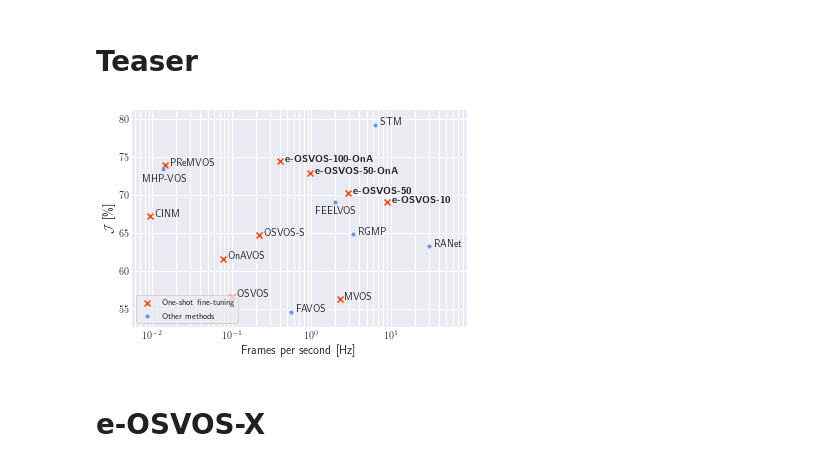
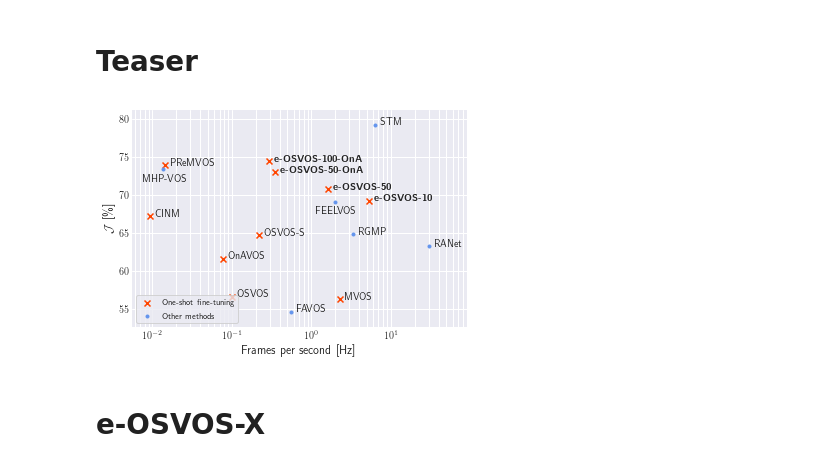
Before and after one commit to dvl-tum/e-osvos, a Jupyter notebook: src/visualization.ipynb, the cells around one changed output. Saved outputs shown, nothing was run; the diff lists cells and outputs as text; code cells hidden in the pictures.

```diff
--- a/src/visualization.ipynb
+++ b/src/visualization.ipynb
@@ -50,48 +50,48 @@ for i, txt in enumerate(n_no_ft):
 
 # e-OSVOS
 
-ax.scatter([1 / 0.11], [69.0], marker='x', c='orangered')
-ax.annotate(r'\textbf{e-OSVOS-10}', (1 / 0.11, 69.0),
+ax.scatter([5.3], [69.2], marker='x', c='orangered')
+ax.annotate(r'\textbf{e-OSVOS-10}', (5.3, 69.2),
             xytext=xytext_upper_right, textcoords='offset points', fontsize=10)
 
-ax.scatter([1 / 0.35], [70.2], marker='x', c='orangered')
-ax.annotate(r'\textbf{e-OSVOS-50}', (1 / 0.35, 70.2),
+ax.scatter([1.64], [70.7], marker='x', c='orangered')
+ax.annotate(r'\textbf{e-OSVOS-50}', (1.64, 70.7),
             xytext=xytext_upper_right, textcoords='offset points', fontsize=10)
 
-ax.scatter([1 / 1.05], [72.8], marker='x', c='orangered')
-ax.annotate(r'\textbf{e-OSVOS-50-OnA}', (1 / 1.05, 72.8),
+ax.scatter([0.35], [73.0], marker='x', c='orangered')
+ax.annotate(r'\textbf{e-OSVOS-50-OnA}', (0.35, 73.0),
             xytext=xytext_upper_right, textcoords='offset points', fontsize=10)
 
-ax.scatter([0.4], [74.4], marker='x', c='orangered')
-ax.annotate(r'\textbf{e-OSVOS-100-OnA}', (0.4, 74.4),
+ax.scatter([0.29], [74.4], marker='x', c='orangered')
+ax.annotate(r'\textbf{e-OSVOS-100-OnA}', (0.29, 74.4),
             xytext=xytext_upper_right, textcoords='offset points', fontsize=10)
 
 # ax.scatter([1 / 6.47], [76.9], marker='x', c='orangered')
 # ax.annotate(r'\textbf{e-OSVOS-50-OnA-50}', (1 / 6.47, 76.9),
 #             xytext=(5.0, 5.0), textcoords='offset points', fontsize=10)
 
 
 x = x_no_ft + x_ft
 y = y_no_ft + y_ft
 
 # x += [1 / 0.11]
 # y += [60.0]
 ax.set_xlim([min(x) - min(x) * 0.4 , max(x) + max(x) * 2.0])
 # ax.set_xlim([-0.35 , max(x) + max(x) * 0.35])
 ax.set_ylim([min(y) - 2, max(y) + 2])
 ax.legend(loc='lower left', fontsize=8)
 
 if dark_mode:
     plt.grid(True, which="both", color='dimgrey')
 else:
     plt.grid(True, which="both")
 
 sns.despine(left=True, bottom=True, right=True)
 
 plt.savefig('teaser.pdf', format='pdf', bbox_inches='tight')
 plt.show()
 # %% [output]
-[figure, old version]
+[figure, new version]
 # %% [markdown]
 # e-OSVOS-X
 # %%
```
Also changed, not shown: 2 other files.
